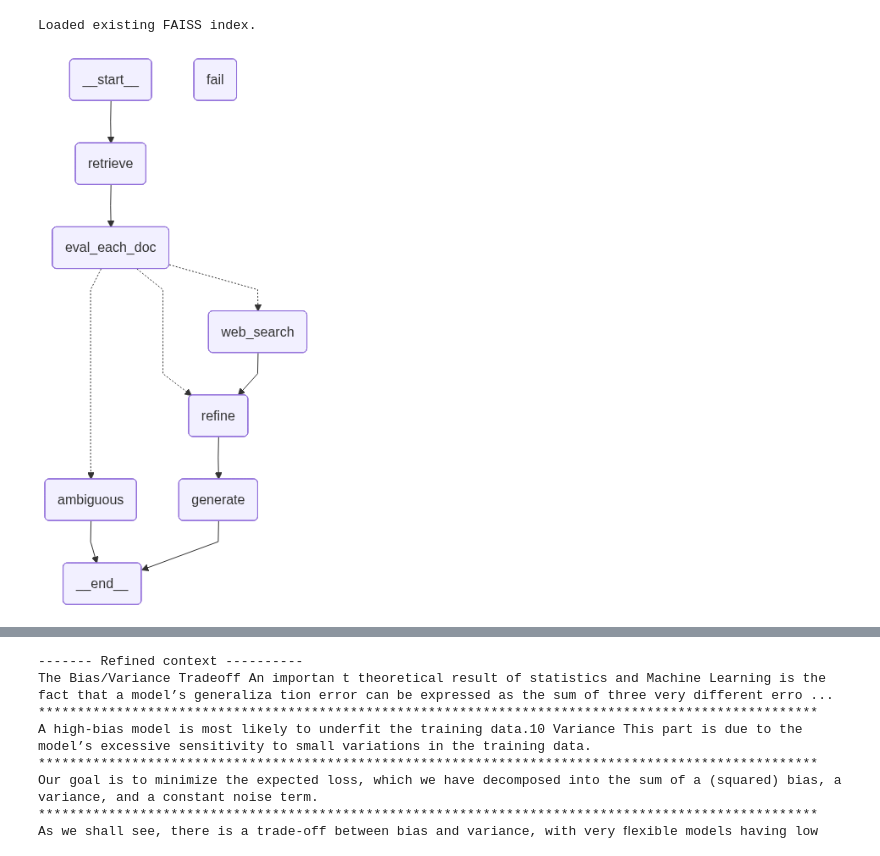
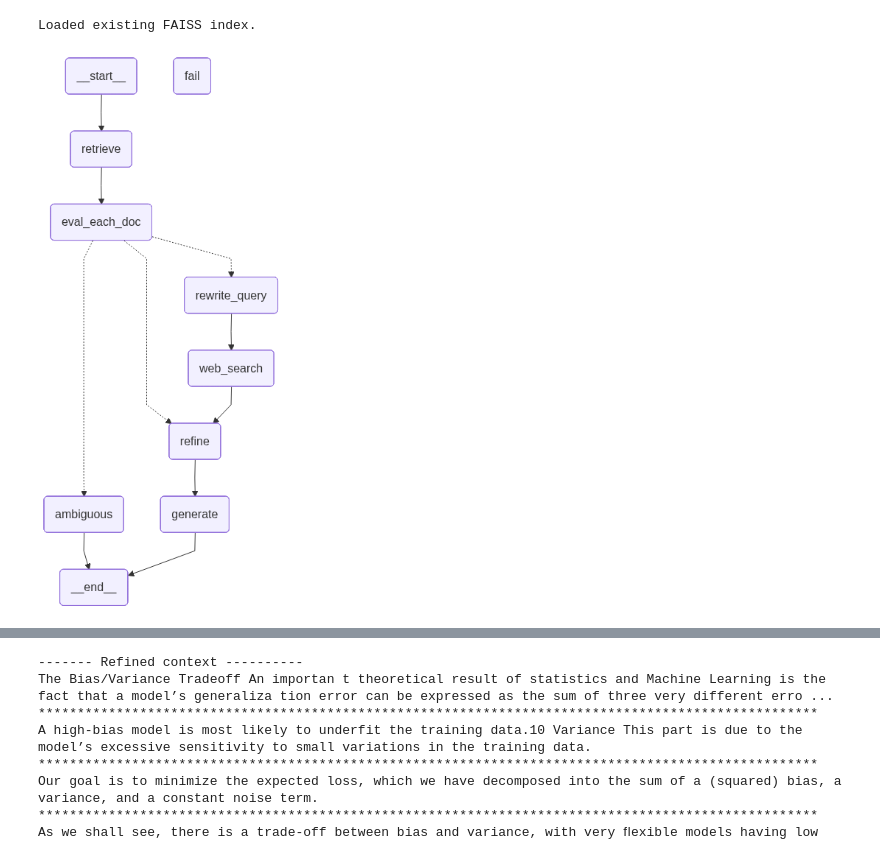
Before and after one commit to usrnamePrateek/Deep-Learning, a Jupyter notebook: CorrectiveRag/Corrective_Rag.ipynb, the cells around one changed output, grey strips where cells are left out. Drawn from its saved outputs; the diff is of its cells as text; code cells hidden in the pictures.

Commit message:
query rewrite added for web search

```diff
--- a/CorrectiveRag/Corrective_Rag.ipynb
+++ b/CorrectiveRag/Corrective_Rag.ipynb
@@ -82,6 +82,7 @@ class State(TypedDict):
     answer: str
 
     web_docs: List[Document]
+    web_query: str
 # %%
 # retrieve the relevant docs from vector store
 def retrieve(state: State) -> State:
@@ -177,12 +178,37 @@ filter_prompt = ChatPromptTemplate.from_messages(
 
 filter_chain = filter_prompt | llm.with_structured_output(KeepOrDrop)
 # %%
+class WebQuery(BaseModel):
+    query: str
+
+rewrite_prompt = ChatPromptTemplate.from_messages(
+    [
+        (
+            "system",
+            "Rewrite the user question into a web search query composed of keywords.\n"
+            "Rules:\n"
+            "- Keep it short (6–14 words).\n"
+            "- If the question implies recency (e.g., recent/latest/last week/last month), add a constraint like (last 30 days).\n"
+            "- Do NOT answer the question.\n"
+            "- Return JSON with a single key: query",
+        ),
+        ("human", "Question: {question}"),
+    ]
+)
+
+rewrite_chain = rewrite_prompt | llm.with_structured_output(WebQuery)
+
+def rewrite_query_node(state: State) -> State:
+    out = rewrite_chain.invoke({"question": state["question"]})
+    return {"web_query": out.query}
+
+
 # Web search
 tavily = TavilySearchResults(max_results=5)
 
 def web_search_node(state: State) -> State:
 
-    q = state["question"]
+    q = state.get("web_query") or state["question"]
     results = tavily.invoke({"query": q})
 
     web_docs = []
@@ -252,38 +278,40 @@ def route_after_eval(state: State) -> str:
     if state["verdict"] == "CORRECT":
         return "refine"
     elif state["verdict"] == "INCORRECT":
-        return "web_search"
+        return "rewrite_query"
     else:
         return "ambiguous"
 # %%
 g = StateGraph(State)
 g.add_node("retrieve", retrieve)
 g.add_node("eval_each_doc", eval_each_doc_node)
+g.add_node("rewrite_query", rewrite_query_node)
 g.add_node("refine", refine)
 g.add_node("web_search", web_search_node)
 g.add_node("generate", generate)
 g.add_node("fail", fail_node)
 g.add_node("ambiguous", ambiguous_node)
 
 
 g.add_edge(START, "retrieve")
 g.add_edge("retrieve", "eval_each_doc")
 
 g.add_conditional_edges(
     "eval_each_doc",
     route_after_eval,
-    {"refine": "refine", "web_search": "web_search", "ambiguous": "ambiguous"}
+    {"refine": "refine", "rewrite_query": "rewrite_query", "ambiguous": "ambiguous"}
 )
 
+g.add_edge("rewrite_query", "web_search")
 g.add_edge("web_search", "refine")
 g.add_edge("refine", "generate")
 g.add_edge("generate", END)
 g.add_edge("fail", END)
 
 app = g.compile()
 app
 # %% [output]
-[figure, old version]
+[figure, new version]
 # %%
 res = app.invoke(
     {
```
Also changed, not shown: parts of 2 cells of this notebook.
